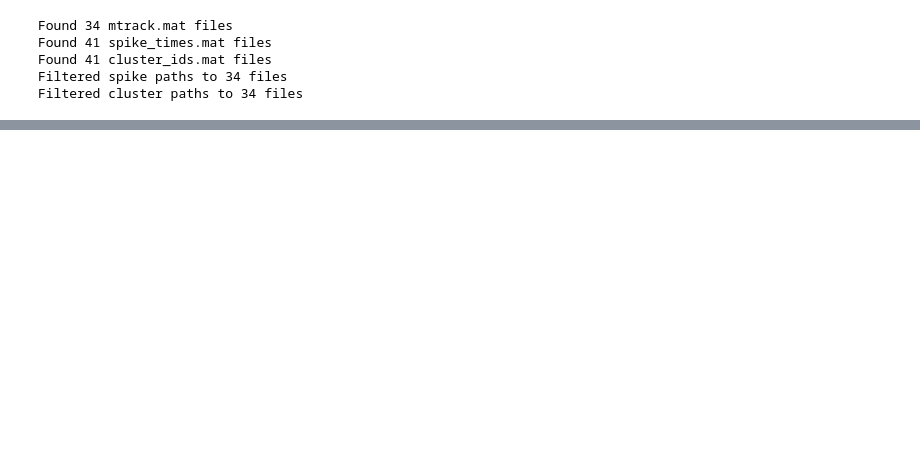
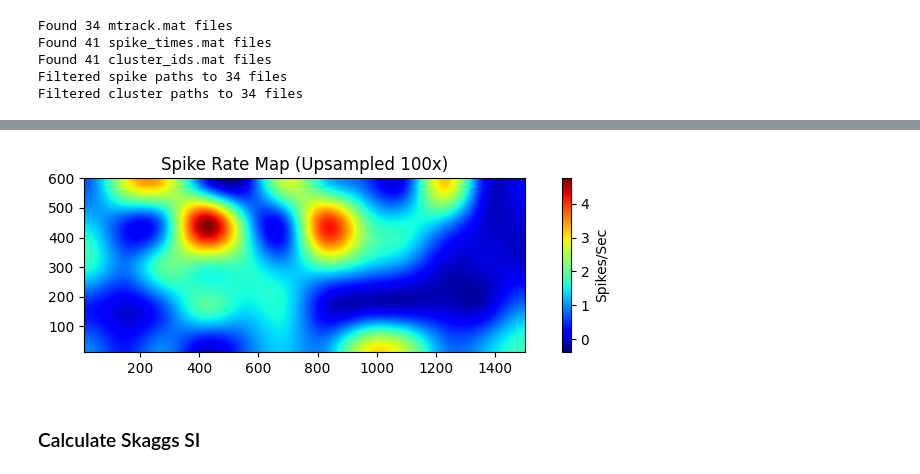
Before and after one commit to nghess/rnp-revisted, a Jupyter notebook: ssi_steps.ipynb, the cells around one changed output, grey strips where cells are left out. Drawn from its saved outputs; the diff is of its cells as text; code cells hidden in the pictures; blank space fills up the shorter version.

```diff
--- a/ssi_steps.ipynb
+++ b/ssi_steps.ipynb
@@ -232,3 +255,36 @@ plt.show()
+# %%
+# Create upsampled version of spike rate map using interpolation
+from scipy.ndimage import zoom
+
+# Upsampling factor (e.g., 10x means 10 times more pixels)
+upsample_factor = 100
+
+# Create a mask of valid (non-NaN) values
+valid_mask = ~np.isnan(spike_rate.T)
+
+# Replace NaNs with 0 for interpolation
+spike_rate_filled = np.nan_to_num(spike_rate.T, nan=0.0)
+
+# Upsample both the data and the mask
+spike_rate_upsampled = zoom(spike_rate_filled, upsample_factor, order=3)
+mask_upsampled = zoom(valid_mask.astype(float), upsample_factor, order=3)
+
+# Restore NaNs where the upsampled mask is below threshold (0.5)
+spike_rate_upsampled[mask_upsampled < 0.5] = np.nan
+
+# Plot upsampled spike rate histogram
+plt.figure(figsize=(8, 2.5))
+im = plt.imshow(spike_rate_upsampled, origin='lower', aspect='equal', cmap='jet',
+                extent=[x_edges[0], x_edges[-1], y_edges[0], y_edges[-1]],
+                interpolation='bilinear')
+plt.title(f"Spike Rate Map (Upsampled {upsample_factor}x)")
+plt.colorbar(im, label='Spikes/Sec')
+plt.tight_layout()
+plt.show()
+# %% [output]
+[figure, added]
+# %% [markdown]
+### Calculate Skaggs SI
 # %%
 # Calculate Skaggs spatial information
 # Formula: I = Σ p_i * (r_i / r_mean) * log2(r_i / r_mean)
```
Also changed, not shown: parts of 19 cells of this notebook, 1 other file.
